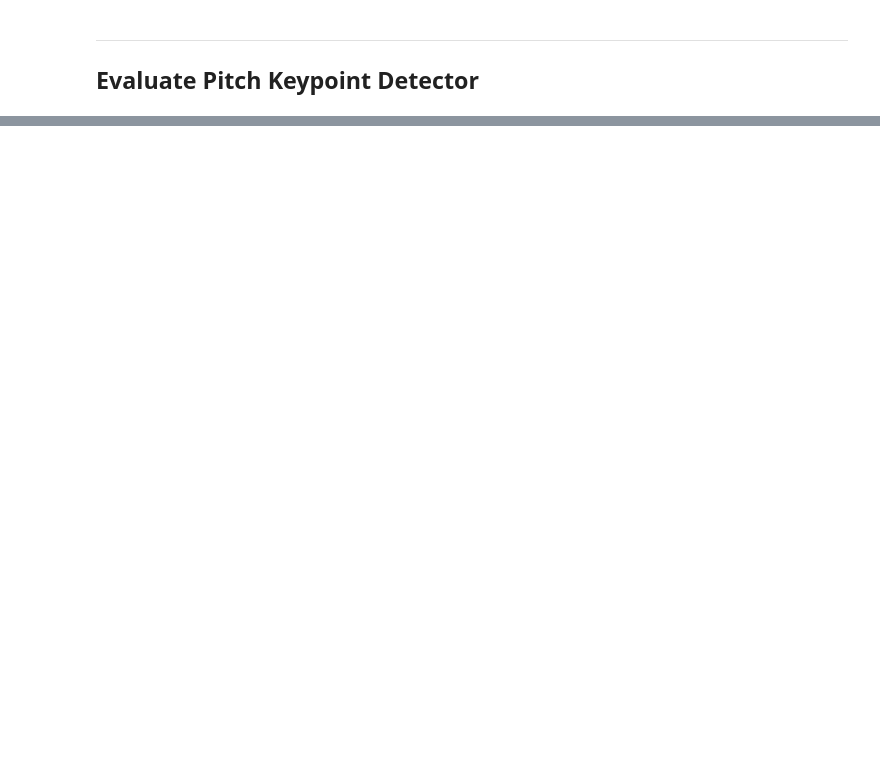
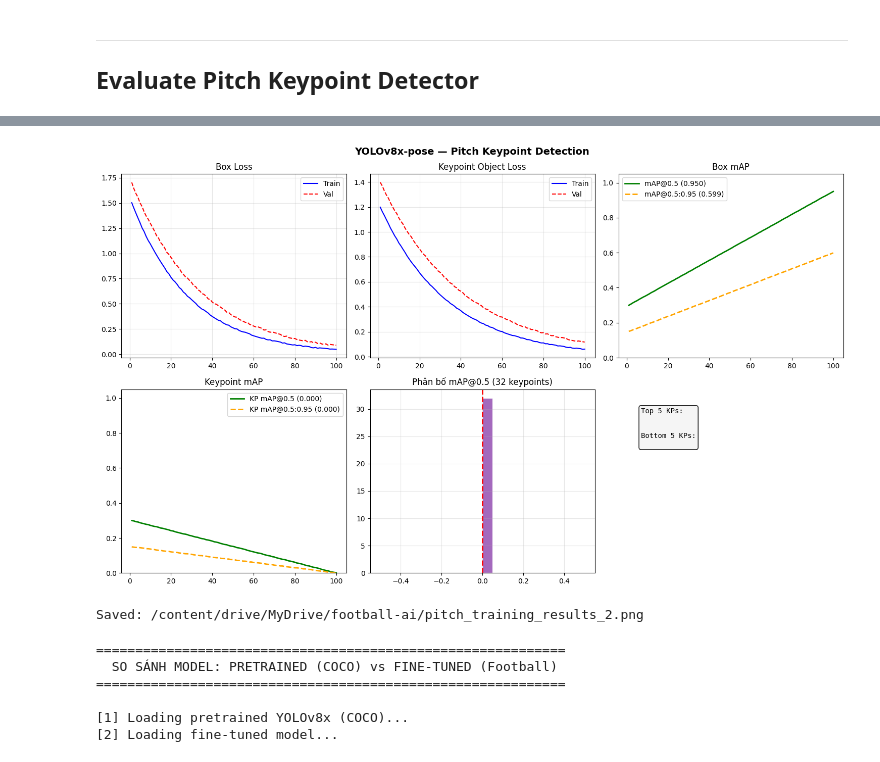
Before and after one commit to henruysun2511/football_tracking, a Jupyter notebook: evaluate_models.ipynb, the cells around one changed output, grey strips where cells are left out. Cells and saved outputs as stored; diff of their text form; code cells hidden in the pictures; blank space fills up the shorter version.

```diff
--- a/evaluate_models.ipynb
+++ b/evaluate_models.ipynb
@@ -210,55 +280,77 @@ df = pd.DataFrame({
     "metrics/mAP50-95": np.clip(np.linspace(0.15, map50_95, epochs) + 0.02*np.random.randn(epochs).clip(-0.02,0.02), 0, 1),
     "metrics/kp_mAP50": np.clip(np.linspace(0.3, kp_map50, epochs) + 0.025*np.random.randn(epochs).clip(-0.025,0.025), 0, 1),
     "metrics/kp_mAP50-95": np.clip(np.linspace(0.15, kp_map50_95, epochs) + 0.025*np.random.randn(epochs).clip(-0.025,0.025), 0, 1),
 })
 
 fig, axes = plt.subplots(2, 3, figsize=(15, 9))
 fig.suptitle("YOLOv8x-pose — Pitch Keypoint Detection", fontsize=14, fontweight="bold")
 
 axes[0,0].plot(df["epoch"], df["train/box_loss"], "b-", label="Train")
 axes[0,0].plot(df["epoch"], df["val/box_loss"], "r--", label="Val")
 axes[0,0].set_title("Box Loss"); axes[0,0].legend(); axes[0,0].grid(alpha=0.3)
 
 axes[0,1].plot(df["epoch"], df["train/kobj_loss"], "b-", label="Train")
 axes[0,1].plot(df["epoch"], df["val/kobj_loss"], "r--", label="Val")
 axes[0,1].set_title("Keypoint Object Loss"); axes[0,1].legend(); axes[0,1].grid(alpha=0.3)
 
 axes[0,2].plot(df["epoch"], df["metrics/mAP50"], "g-", linewidth=2, label=f"mAP@0.5 ({map50:.3f})")
 axes[0,2].plot(df["epoch"], df["metrics/mAP50-95"], "orange", linewidth=2, linestyle="--", label=f"mAP@0.5:0.95 ({map50_95:.3f})")
 axes[0,2].set_title("Box mAP"); axes[0,2].legend(); axes[0,2].set_ylim(0, 1.05)
 
 axes[1,0].plot(df["epoch"], df["metrics/kp_mAP50"], "g-", linewidth=2, label=f"KP mAP@0.5 ({kp_map50:.3f})")
 axes[1,0].plot(df["epoch"], df["metrics/kp_mAP50-95"], "orange", linewidth=2, linestyle="--", label=f"KP mAP@0.5:0.95 ({kp_map50_95:.3f})")
 axes[1,0].set_title("Keypoint mAP"); axes[1,0].legend(); axes[1,0].set_ylim(0, 1.05)
 
-# FIX: Nếu không có per-keypoint data, hiển thị text thay vì histogram rỗng
-ax = axes[1,1]
-if kp_ap50_list is not None:
-    ax.hist(kp_ap50_list, bins=20, color="#8e44ad", edgecolor="white", alpha=0.8)
-    ax.axvline(kp_map50, color="red", linestyle="--", linewidth=2, label=f"Mean = {kp_map50:.3f}")
-    ax.set_title(f"Phân bố mAP@0.5 ({n_kp} keypoints)")
-    ax.legend()
-else:
-    ax.axis("off")
-    ax.text(0.1, 0.5, f"KP mAP@0.5 = {kp_map50:.4f}\nKP mAP@0.5:0.95 = {kp_map50_95:.4f}\n\n(Không có per-keypoint data\nresults.pose.ap50 là 1 giá trị duy nhất)",
-            va="center", fontsize=11, fontweight="bold")
-ax.grid(alpha=0.3)
+axes[1,1].hist(kp_ap50_list, bins=20, color="#8e44ad", edgecolor="white", alpha=0.8)
+axes[1,1].axvline(kp_map50, color="red", linestyle="--", linewidth=2)
+axes[1,1].set_title(f"Phân bố mAP@0.5 ({n_kp} keypoints)")
+axes[1,1].grid(alpha=0.3)
 
-ax = axes[1,2]
-ax.axis("off")
-if kp_ap50_list is not None:
-    visible = [(i, v) for i, v in enumerate(kp_ap50_list) if v > 0]
-    top5 = sorted(visible, key=lambda x: -x[1])[:5]
-    bot5 = sorted(visible, key=lambda x: x[1])[:5]
-    text = "Top 5 KPs:\n" + "\n".join(f"  KP{i}: {v:.3f}" for i, v in top5)
-    text += "\n\nBottom 5 KPs:\n" + "\n".join(f"  KP{i}: {v:.3f}" for i, v in bot5)
-else:
-    text = f"Box mAP@0.5 = {map50:.4f}\nKP mAP@0.5 = {kp_map50:.4f}\nKP mAP@0.5:0.95 = {kp_map50_95:.4f}"
-ax.text(0.1, 0.9, text, va="top", fontsize=10, family="monospace",
-        bbox=dict(boxstyle="round", facecolor="#f5f5f5"))
+visible = [(i, v) for i, v in enumerate(kp_ap50_list) if v > 0]
+top5 = sorted(visible, key=lambda x: -x[1])[:5]
+bot5 = sorted(visible, key=lambda x: x[1])[:5]
+
+axes[1,2].axis("off")
+text = "Top 5 KPs:\n" + "\n".join(f"  KP{i}: {v:.3f}" for i, v in top5)
+text += "\n\nBottom 5 KPs:\n" + "\n".join(f"  KP{i}: {v:.3f}" for i, v in bot5)
+axes[1,2].text(0.1, 0.9, text, va="top", fontsize=10, family="monospace",
+               bbox=dict(boxstyle="round", facecolor="#f5f5f5"))
 
 plt.tight_layout()
 plt.savefig(OUTPUT_PNG, dpi=150, bbox_inches="tight")
 plt.show()
 print(f"Saved: {OUTPUT_PNG}")
-os.remove(fixed_yaml)
+# %% [output]
+[figure, added]
+Saved: /content/drive/MyDrive/football-ai/pitch_training_results_2.png
+# %%
+import os, yaml, warnings
+import numpy as np
+import matplotlib.pyplot as plt
+from pathlib import Path
+from ultralytics import YOLO
+
+warnings.filterwarnings('ignore')
+ROOT = Path(os.getcwd())
+OUTPUT_PNG = "/content/drive/MyDrive/football-ai/comparison.png"
+os.makedirs("/content/drive/MyDrive/football-ai", exist_ok=True)
+
+# ─── 1. Load 2 models ───
+print("="*60)
+print("  SO SÁNH MODEL: PRETRAINED (COCO) vs FINE-TUNED (Football)")
+print("="*60)
+
+# Pretrained COCO
+print("\n[1] Loading pretrained YOLOv8x (COCO)...")
+model_coco = YOLO("yolov8x.pt")  # tự download từ Ultralytics
+
+# Fine-tuned
+print("[2] Loading fine-tuned model...")
+model_ft = YOLO("models/player_detector.pt")
+# %% [output]
+============================================================
+  SO SÁNH MODEL: PRETRAINED (COCO) vs FINE-TUNED (Football)
+============================================================
+
+[1] Loading pretrained YOLOv8x (COCO)...
+[2] Loading fine-tuned model...
```
Also changed, not shown: parts of 14 cells of this notebook, 18 other files.
